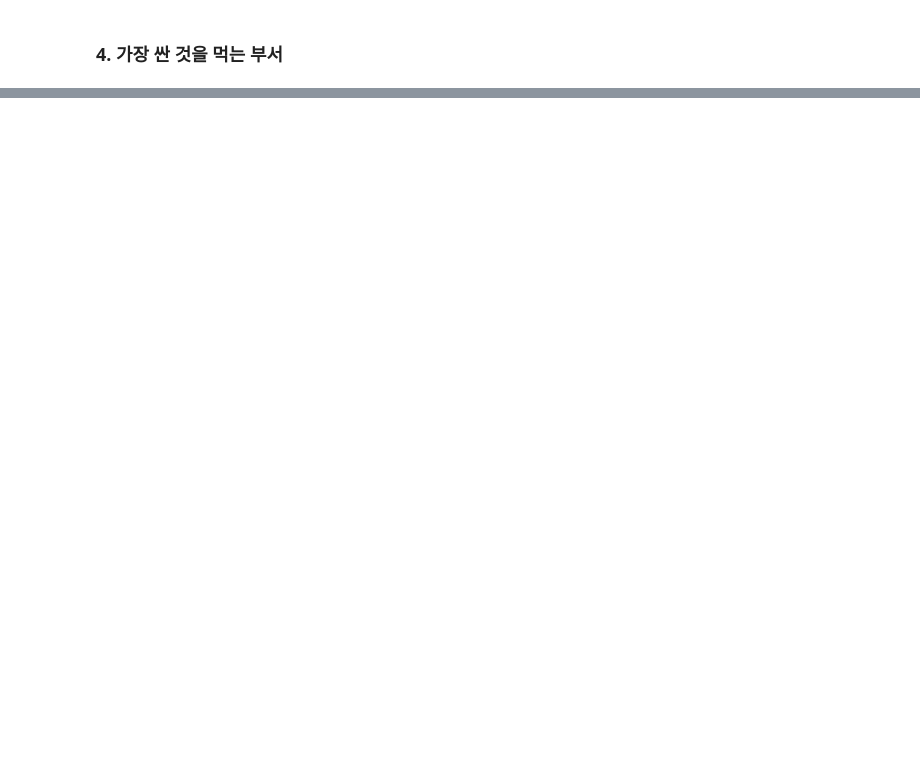
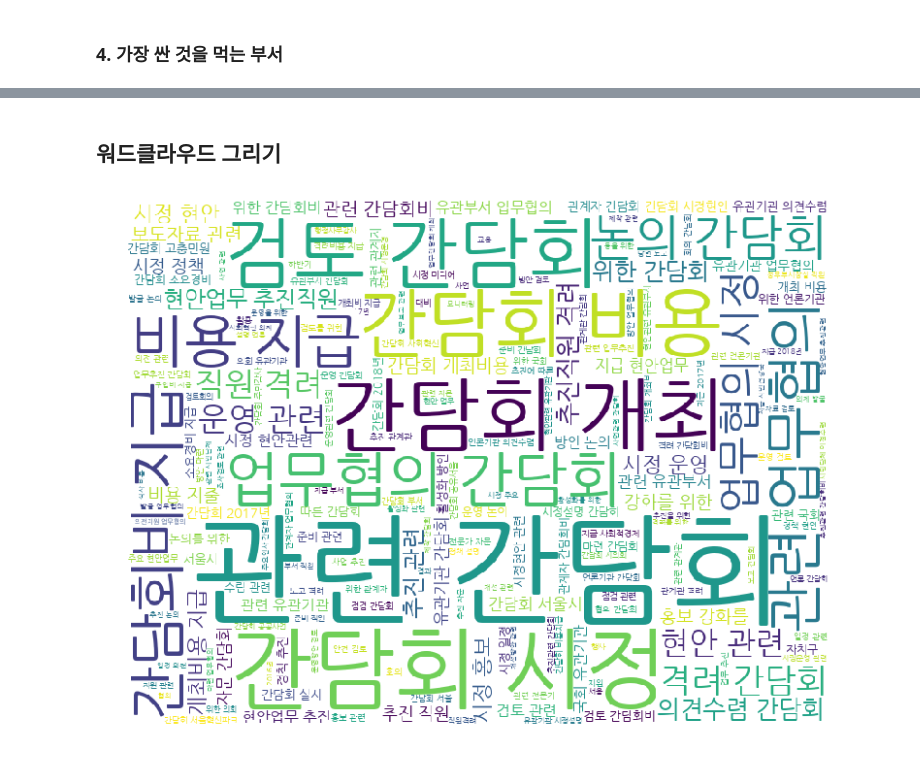
Before and after one commit to jy617lee/popular_restaurants_from_officials, a Jupyter notebook: data_analysis.ipynb, the cells around one changed output, grey strips where cells are left out. Saved outputs shown, nothing was run; the diff lists cells and outputs as text; code cells hidden in the pictures; blank space fills up the shorter version.

```diff
--- a/data_analysis.ipynb
+++ b/data_analysis.ipynb
@@ -240,0 +653,29 @@ df_divs[3].sort_values(by='인당집행금액', ascending=True).head(3)
+# %% [markdown]
+## 워드클라우드 그리기
+# %%
+import re
+from soynlp.tokenizer import RegexTokenizer, LTokenizer, MaxScoreTokenizer
+
+df['집행목적'] = df['집행목적'].astype(str)
+tokenizer = RegexTokenizer()
+tokens = df['집행목적'].apply(tokenizer.tokenize)
+tokens_df = pd.DataFrame(tokens)
+# %%
+from wordcloud import WordCloud, STOPWORDS
+import matplotlib.pyplot as plt
+%matplotlib inline
+
+def displayWordCloud(data = None, backgroundcolor = 'white', \
+                     width=800, height=600 ):
+    wordcloud = WordCloud(
+        font_path = '/Library/Fonts/NanumGothic.ttf',
+        background_color = backgroundcolor,
+        width = width, height = height).generate(data)
+    plt.figure(figsize = (15 , 10))
+    plt.imshow(wordcloud)
+    plt.axis("off")
+    plt.show()
+# %%
+ displayWordCloud(' '.join(df['집행목적']))
+# %% [output]
+[figure, added]
```
Also changed, not shown: parts of 78 cells of this notebook, 47 other files.
